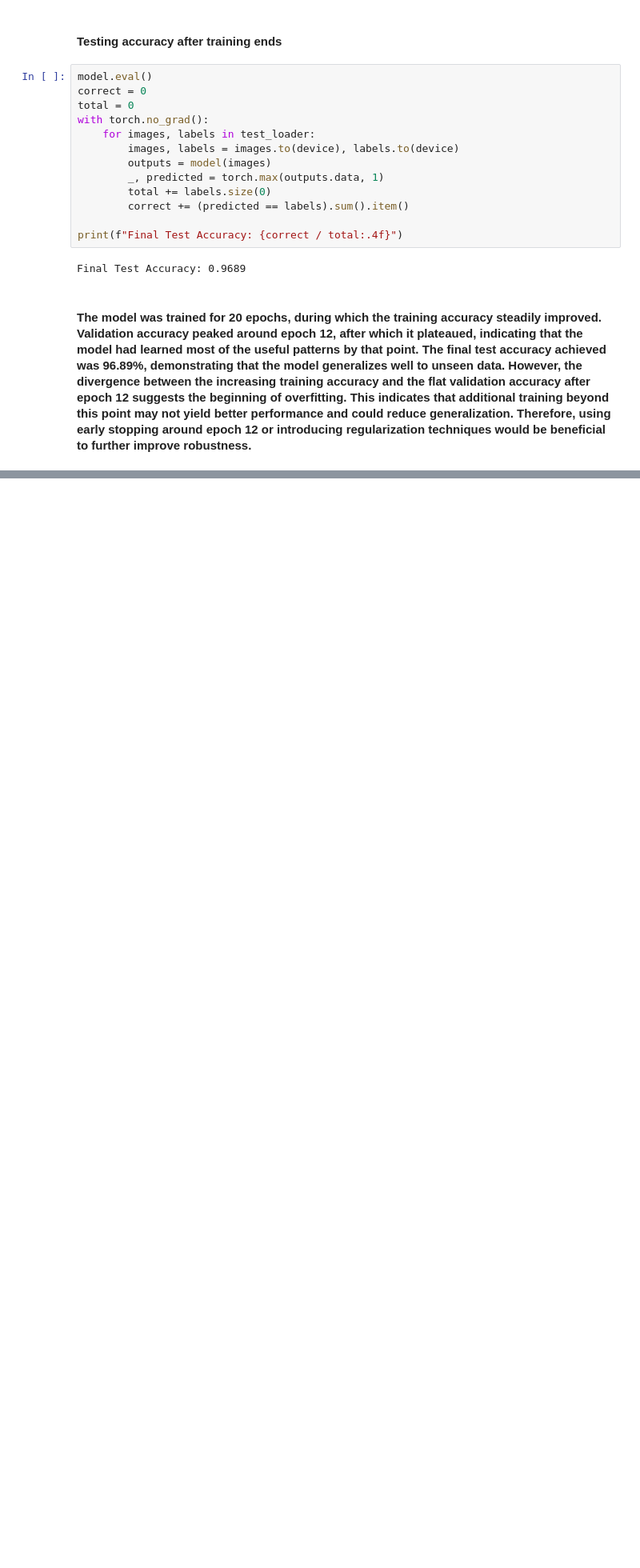
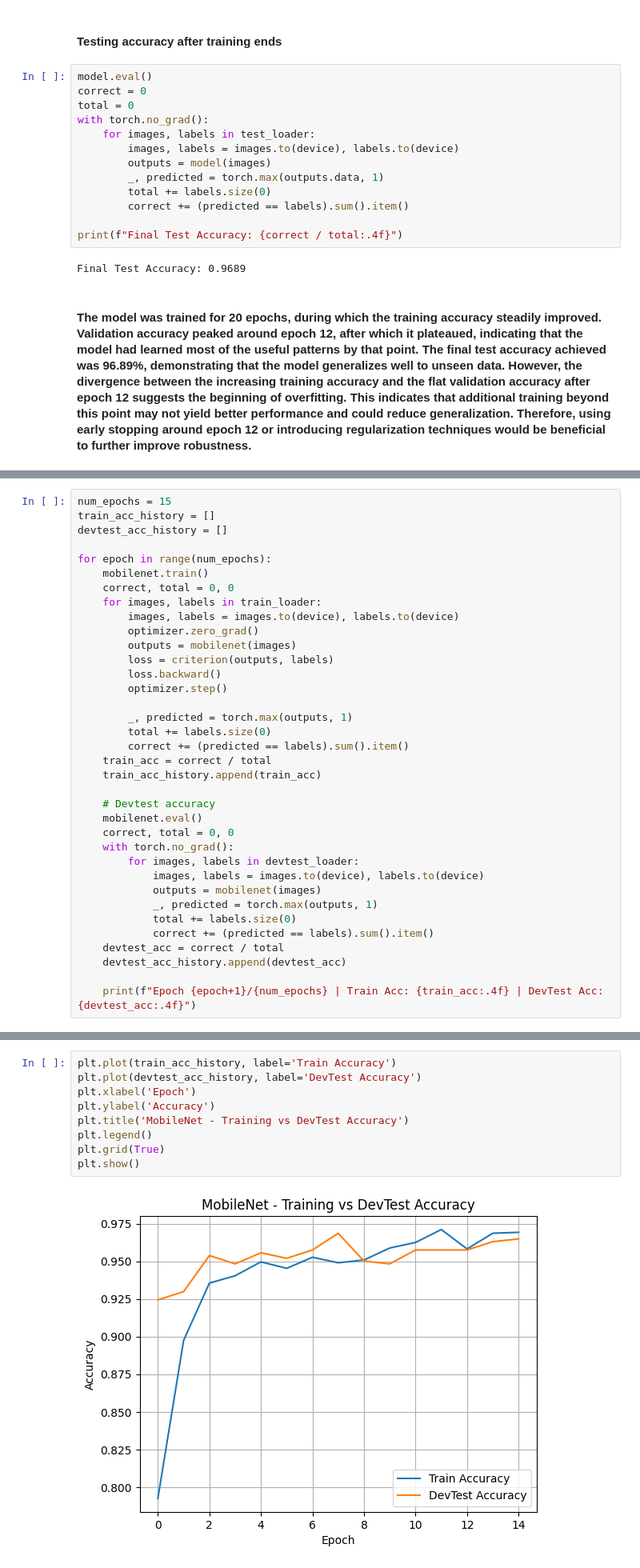
Before and after one commit to COMP3420-2025S1/assignment-2-marleybharat, a Jupyter notebook: Assignment_2_resubmission.ipynb, the cells around one changed output, grey strips where cells are left out. Shown at 80% size. Cells and saved outputs as stored; diff of their text form; blank space fills up the shorter version.

```diff
--- a/Assignment_2_resubmission.ipynb
+++ b/Assignment_2_resubmission.ipynb
@@ -254,0 +285,36 @@ Final Test Accuracy: 0.9689
+# %%
+num_epochs = 15
+train_acc_history = []
+devtest_acc_history = []
+
+for epoch in range(num_epochs):
+    mobilenet.train()
+    correct, total = 0, 0
+    for images, labels in train_loader:
+        images, labels = images.to(device), labels.to(device)
+        optimizer.zero_grad()
+        outputs = mobilenet(images)
+        loss = criterion(outputs, labels)
+        loss.backward()
+        optimizer.step()
+
+        _, predicted = torch.max(outputs, 1)
+        total += labels.size(0)
+        correct += (predicted == labels).sum().item()
+    train_acc = correct / total
+    train_acc_history.append(train_acc)
+
+    # Devtest accuracy
+    mobilenet.eval()
+    correct, total = 0, 0
+    with torch.no_grad():
+        for images, labels in devtest_loader:
+            images, labels = images.to(device), labels.to(device)
+            outputs = mobilenet(images)
+            _, predicted = torch.max(outputs, 1)
+            total += labels.size(0)
+            correct += (predicted == labels).sum().item()
+    devtest_acc = correct / total
+    devtest_acc_history.append(devtest_acc)
+
+    print(f"Epoch {epoch+1}/{num_epochs} | Train Acc: {train_acc:.4f} | DevTest Acc: {devtest_acc:.4f}")
@@ -254,0 +339,11 @@ Final Test Accuracy: 0.9689
+# %%
+plt.plot(train_acc_history, label='Train Accuracy')
+plt.plot(devtest_acc_history, label='DevTest Accuracy')
+plt.xlabel('Epoch')
+plt.ylabel('Accuracy')
+plt.title('MobileNet - Training vs DevTest Accuracy')
+plt.legend()
+plt.grid(True)
+plt.show()
+# %% [output]
+[figure, added]
```
Also changed, not shown: parts of 12 cells of this notebook.
